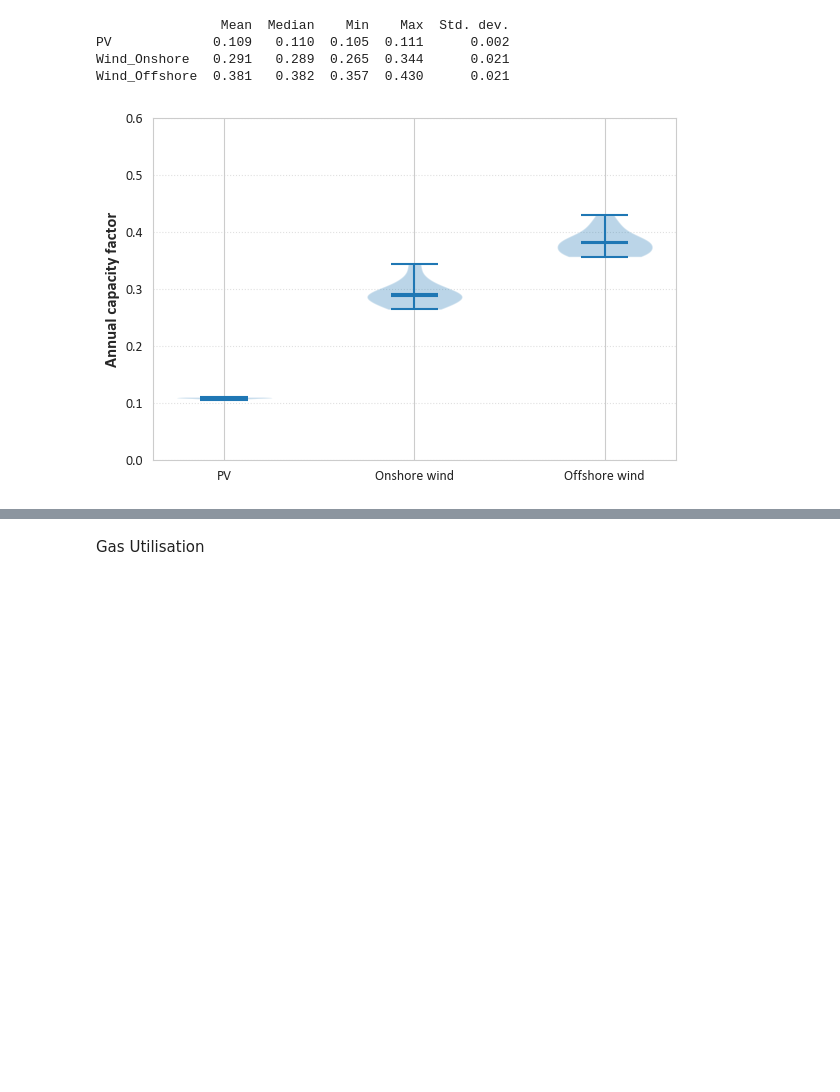
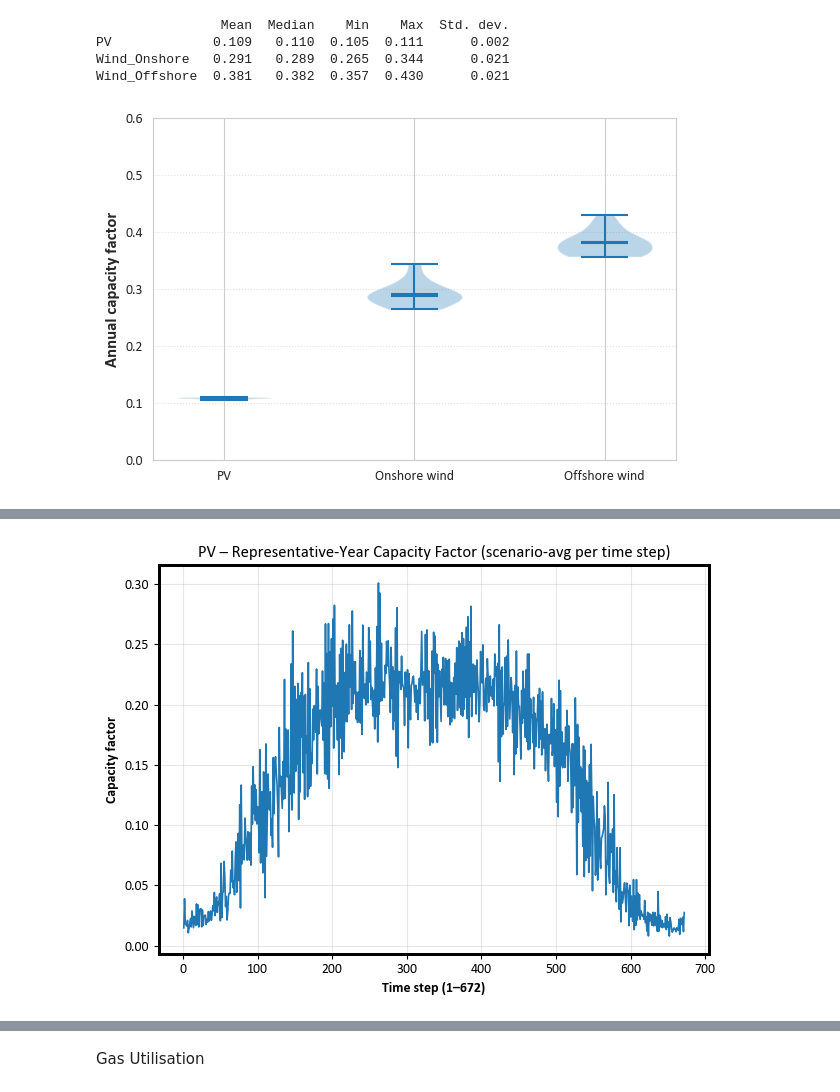
Before and after one commit to Andreas-Makrides-ICL/msc-thesis-incomplete-markets-LDES, a Jupyter notebook: models/Extra/Comparison_central_planner_ADMM/plotting_results.ipynb, the cells around one changed output, grey strips where cells are left out. Drawn from its saved outputs; the diff is of its cells as text; code cells hidden in the pictures; blank space fills up the shorter version.

```diff
--- a/models/Extra/Comparison_central_planner_ADMM/plotting_results.ipynb
+++ b/models/Extra/Comparison_central_planner_ADMM/plotting_results.ipynb
@@ -1692,9 +2061,9 @@ plt.show()
 import pandas as pd
 
 # === Load your actual files ===
-cf = pd.read_csv(r"C:\Users\user\Desktop\msc-thesis-incomplete-markets-LDES\models\Complete_markets_risk_averse_central_planner\data_final\f672\concatenated_capacity_factors_672_30yr_new_lf.csv")
-demand = pd.read_csv(r"C:\Users\user\Desktop\msc-thesis-incomplete-markets-LDES\models\Complete_markets_risk_averse_central_planner\data_final\f672\concatenated_load_profiles_672_30yr_new.csv")
-weights = pd.read_csv(r"C:\Users\user\Desktop\msc-thesis-incomplete-markets-LDES\models\Complete_markets_risk_averse_central_planner\data_final\f672\concatenated_weights_672_30yr_new.csv")
+cf = pd.read_csv(r"C:\Users\user\Desktop\msc-thesis-incomplete-markets-LDES\models\Extra\Complete_markets_risk_averse_central_planner\data_final\f672\concatenated_capacity_factors_672_30yr_new_lf.csv")
+demand = pd.read_csv(r"C:\Users\user\Desktop\msc-thesis-incomplete-markets-LDES\models\Extra\Complete_markets_risk_averse_central_planner\data_final\f672\concatenated_load_profiles_672_30yr_new.csv")
+weights = pd.read_csv(r"C:\Users\user\Desktop\msc-thesis-incomplete-markets-LDES\models\Extra\Complete_markets_risk_averse_central_planner\data_final\f672\concatenated_weights_672_30yr_new.csv")
 
 total_scenarios = [19, 12, 7, 11, 23, 8, 30, 24, 1, 26, 29, 13, 4, 22, 27]
 
@@ -1852,8 +2221,9 @@ import pandas as pd
 from pathlib import Path
 
 # --- File paths (as provided) ---
-path_cf = Path(r"C:\Users\user\Desktop\msc-thesis-incomplete-markets-LDES\models\Complete_markets_risk_averse_central_planner\data_final\f672\concatenated_capacity_factors_672_30yr_new_lf.csv")
-path_wt = Path(r"C:\Users\user\Desktop\msc-thesis-incomplete-markets-LDES\models\Complete_markets_risk_averse_central_planner\data_final\f672\concatenated_weights_672_30yr_new.csv")
+path_cf = Path(r"C:\Users\user\Desktop\msc-thesis-incomplete-markets-LDES\models\Extra\Complete_markets_risk_averse_central_planner\data_final\f672\concatenated_capacity_factors_672_30yr_new_lf.csv")
+path_wt = Path(r"C:\Users\user\Desktop\msc-thesis-incomplete-markets-LDES\models\Extra\Complete_markets_risk_averse_central_planner\data_final\f672\concatenated_weights_672_30yr_new.csv")
+path_demand = Path(r"C:\Users\user\Desktop\msc-thesis-incomplete-markets-LDES\models\Extra\Complete_markets_risk_averse_central_planner\data_final\f672\concatenated_load_profiles_672_30yr_new.csv")
 
 # --- Scenario sets ---
 SCENARIOS_ALL  = [11,12,13,19,1,22,23,24,26,27,29,30,4,7,8]
@@ -1862,14 +2232,18 @@ SCENARIOS_TAIL = [11,12,19,23,24,30,7,8]
 # --- Read data ---
 cf = pd.read_csv(path_cf)  # expects columns: O, T, G, value
 wt = pd.read_csv(path_wt)  # expects columns: O, T, value
+demand = pd.read_csv(path_demand)
 
 # Standardize column names we use below
 cf = cf.rename(columns={'value': 'cf'})
 wt = wt.rename(columns={'value': 'w'})
+demand = demand.rename(columns={'value': 'd'})
+
 
 # --- Filter to your scenario set ---
 cf = cf[cf['O'].isin(SCENARIOS_ALL)].copy()
 wt = wt[wt['O'].isin(SCENARIOS_ALL)].copy()
+demand = demand[demand['O'].isin(SCENARIOS_ALL)].copy()
 
 # --- Merge on (O,T) to bring time weights alongside capacity factors ---
 df = cf.merge(wt, on=['O', 'T'], how='inner')
@@ -1939,6 +2313,82 @@ for g in cf_go['G'].unique():
     dmr    = summary_all.loc[summary_all['G']==g, 'downside_mean_ratio'].item()
     cv     = summary_all.loc[summary_all['G']==g, 'cv'].item()
     print(f"\n{g}: mean={m_all:.4f}, median(p50)={med:.4f}, downside-mean/mean={dmr:.3f}, CV={cv:.3%}")
+
+
+
+
+# --- Representative year (mean CF across scenarios for each time step) ---
+TECHS = ["PV", "Wind_Onshore", "Wind_Offshore"]
+
+# Average CF across scenarios for each (T, G)
+rep_ts = (
+    df.groupby(['T', 'G'], as_index=False)
+      .agg(cf_mean=('cf', 'mean'))
+)
+
+# Pivot to have one column per technology; ensure time steps are ordered
+rep_pivot = (
+    rep_ts.pivot(index='T', columns='G', values='cf_mean')
+          .sort_index()
+)
+
+# Representative weights per time step: average across scenarios (from the original wt table)
+w_rep = wt.groupby('T', as_index=False).agg(w=('w', 'mean'))
+
+# --- Print time-weighted annual CF for each target tech (optional but handy) ---
+print("\n=== Representative-year annual CF (time-weighted across T) ===")
+for tech in TECHS:
+    if tech not in rep_pivot.columns:
+        print(f"{tech}: not found in G")
+        continue
+    tmp = rep_pivot[[tech]].reset_index().merge(w_rep, on='T', how='inner')
+    cf_annual = (tmp['w'] * tmp[tech]).sum() / tmp['w'].sum()
+    print(f"{tech}: {cf_annual:.4f}")
+
+# --- Plots: one figure per technology, 672 points each (no specified colors) ---
+import matplotlib.pyplot as plt
+
+for tech in TECHS:
+    if tech not in rep_pivot.columns:
+        continue
+    s = rep_pivot[tech].dropna()
+
+    plt.figure()
+    plt.plot(s.index.values, s.values, linewidth=1.2)
+    plt.title(f"{tech} – Representative-Year Capacity Factor (scenario-avg per time step)")
+    plt.xlabel("Time step (1–672)")
+    plt.ylabel("Capacity factor")
+    #plt.ylim(0, 1)             # CFs are 0–1; remove if you prefer autoscale
+    plt.grid(True, alpha=0.3)
+    plt.tight_layout()
+    plt.show()
+
+
+# === DEMAND PROFILES PLOT (672 timesteps) ====================================
+# Merge to bring weights
+dem_w = demand.merge(wt, on=['O', 'T'], how='inner')
+
+# Weighted average demand per T
+dem_w['wd'] = dem_w['w'] * dem_w['d']
+rep_dem = (
+    dem_w.groupby('T', as_index=False)
+          .agg(wd_sum=('wd','sum'), w_sum=('w','sum'))
+)
+rep_dem['d_avg_w'] = rep_dem['wd_sum'] / rep_dem['w_sum']
+
+# --- Plot representative-year demand profile ---
+import matplotlib.pyplot as plt
+
+plt.figure()
+plt.plot(rep_dem['T'].values, rep_dem['d_avg_w'].values, linewidth=1.5)
+plt.title("Demand – Representative-Year Profile (time-weighted mean across scenarios)")
+plt.xlabel("Time step (1–672)")
+plt.ylabel("Demand")
+plt.grid(True, alpha=0.3)
+plt.tight_layout()
+plt.show()
+
+# ==============================================================================
 # %% [output]
 === Time-weighted annual CF per (G,O) ===
             G  O       CF
@@ -1959,0 +2410 @@ Wind_Onshore: mean=0.2913, median(p50)=0.2887, downside-mean/mean=0.952, CV=7.20
+[figure, added]
```
Also changed, not shown: parts of 8 cells of this notebook, 25 other files.
